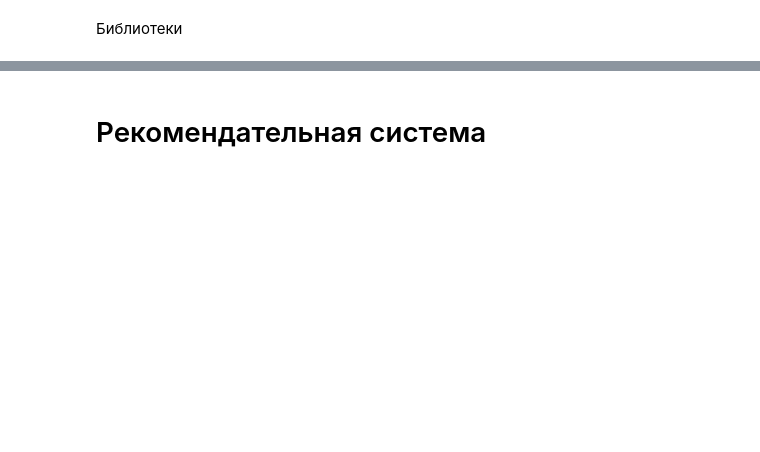
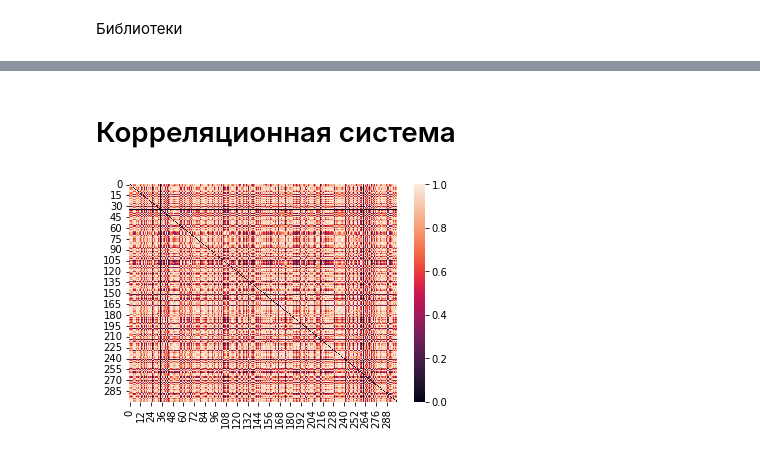
Before and after one commit to AlexeyTri/MLSeminars, a Jupyter notebook: seminar22/Рекомендательные_системы.ipynb, the cells around one changed output, grey strips where cells are left out. Cells and saved outputs as stored; diff of their text form; code cells hidden in the pictures; blank space fills up the shorter version.

```diff
--- a/seminar22/Рекомендательные_системы.ipynb
+++ b/seminar22/Рекомендательные_системы.ipynb
@@ -120,0 +74,3 @@ test.evaluate(model, 'NDCG@5')
+# %%
+uids = np.unique(dataframe['uid'].values)[:300]
+means =  {uid: dataframe.loc[dataframe['uid'] == uid]['rating'].values.mean() for uid in uids}
@@ -120,0 +85,8 @@ test.evaluate(model, 'NDCG@5')
+# %%
+mapping_delta = dict()
+for index in tqdm(dataframe.index):
+    item = dataframe.loc[index]
+    if item['uid'] in means:
+        if item['uid'] not in mapping_delta:
+            mapping_delta[item['uid']] = dict()
+        mapping_delta[item['uid']][item['iid']] = item['rating'] - means[item['uid']]
@@ -121,2 +127,2 @@ test.evaluate(model, 'NDCG@5')
 # %% [markdown]
-# Рекомендательная система
+# Корреляционная система
@@ -129,0 +148,35 @@ dataframe.sample(5, random_state=42)
+# %%
+def user_metric_one(u1, u2):
+    r'''
+    Оценка схожести объектов на основе квадрата разности средних оценок.
+
+    :param u1: идентификатор первого пользователя
+    :type u1: int
+    :param u2: иденттификатор второго пользователя
+    :type u2: int
+
+    :return: оценку схожести объектов
+    :rtype: float
+    '''
+    ru1 = means[u1]
+    ru2 = means[u2]
+    return np.exp(-1*(ru1 - ru2)**2)
+# %%
+scores = np.zeros(shape=[len(uids), len(uids)])
+
+def f(pair):
+    i, j = pair
+    return i, j, user_metric_one(uids[i], uids[j])
+
+pair_list = [(i, j) \
+             for i in range(len(uids)) \
+             for j in range(len(uids)) if i < j]
+
+for i, j, score in tqdm(Pool(processes=2).imap_unordered(f, pair_list), total=len(pair_list)):
+    scores[i, j] = score
+    scores[j, i] = score
+# %%
+sns.heatmap(data=scores)
+plt.show()
+# %% [output]
+[figure, added]
```
Also changed, not shown: parts of 54 cells of this notebook.
